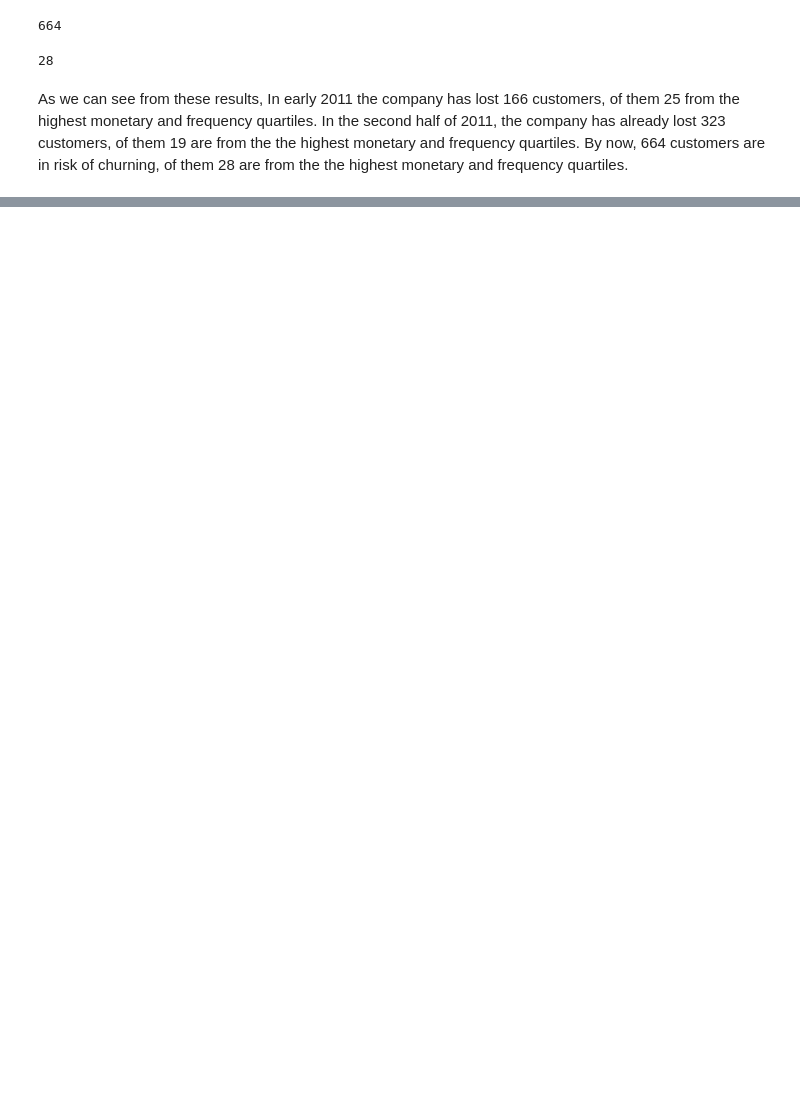
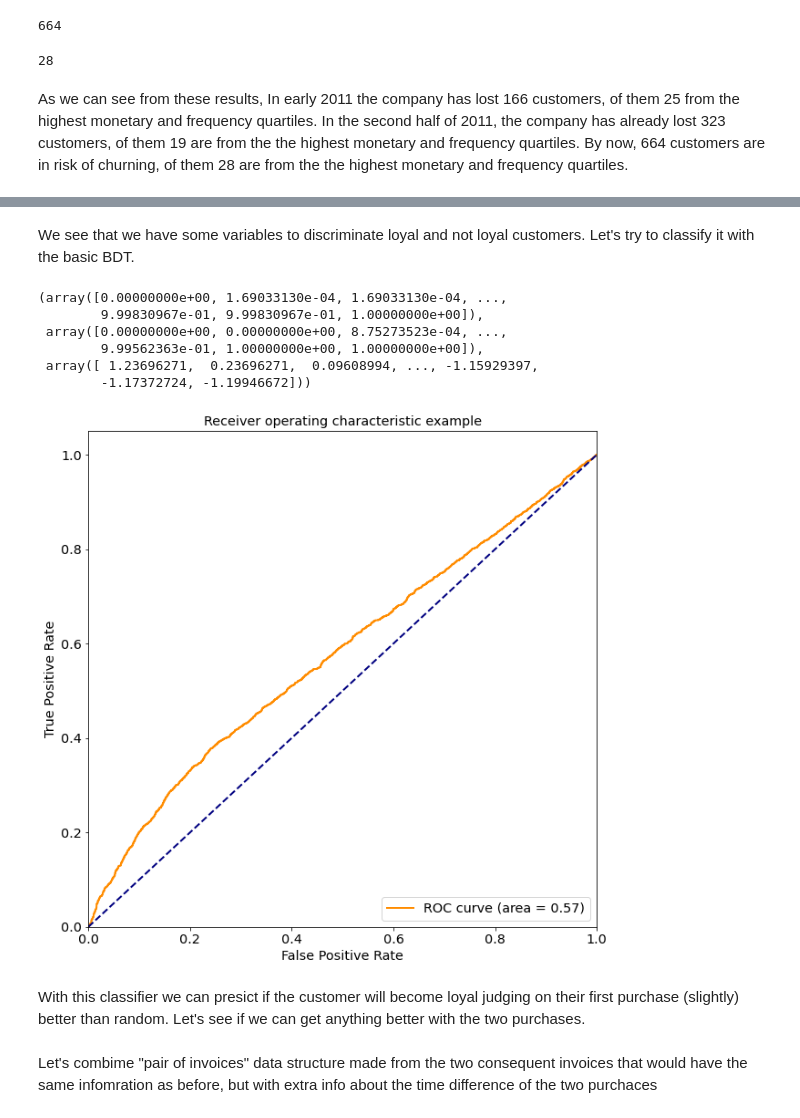
Before and after one commit to mozgit/EDA, a Jupyter notebook: Customer_categorisation.ipynb, the cells around one changed output, grey strips where cells are left out. Cells and saved outputs as stored; diff of their text form; code cells hidden in the pictures; blank space fills up the shorter version.

```diff
--- a/Customer_categorisation.ipynb
+++ b/Customer_categorisation.ipynb
@@ -801,0 +880,38 @@ plt.legend()
+# %% [markdown]
+We see that we have some variables to discriminate loyal and not loyal customers. Let's try to classify it with the basic BDT.
+# %%
+clf = svm.SVC()
+y_pred = clf.fit(X_train, y_train).decision_function(X_test)
+# y_pred = clf.predict(X_test)
+# %%
+roc_curve(y_test.values, y_pred)
+# %% [output]
+(array([0.00000000e+00, 1.69033130e-04, 1.69033130e-04, ...,
+        9.99830967e-01, 9.99830967e-01, 1.00000000e+00]),
+ array([0.00000000e+00, 0.00000000e+00, 8.75273523e-04, ...,
+        9.99562363e-01, 1.00000000e+00, 1.00000000e+00]),
+ array([ 1.23696271,  0.23696271,  0.09608994, ..., -1.15929397,
+        -1.17372724, -1.19946672]))
+# %%
+from sklearn.metrics import roc_curve, auc
+fpr, tpr, _ = roc_curve(y_test, y_pred)
+roc_auc = auc(fpr, tpr)
+plt.figure()
+lw = 2
+
+plt.plot(fpr, tpr, color='darkorange',
+         lw=lw, label='ROC curve (area = %0.2f)' % roc_auc)
+plt.plot([0, 1], [0, 1], color='navy', lw=lw, linestyle='--')
+plt.xlim([0.0, 1.0])
+plt.ylim([0.0, 1.05])
+plt.xlabel('False Positive Rate')
+plt.ylabel('True Positive Rate')
+plt.title('Receiver operating characteristic')
+plt.legend(loc="lower right")
+plt.show()
+# %% [output]
+[figure, added]
+# %% [markdown]
+With this classifier we can presict if the customer will become loyal judging on their first purchase (slightly) better than random. Let's see if we can get anything better with the two purchases.
+# %% [markdown]
+Let's combime "pair of invoices" data structure made from the two consequent invoices that would have the same infomration as before, but with extra info about the time difference of the two purchaces
```
Also changed, not shown: parts of 60 cells of this notebook.
